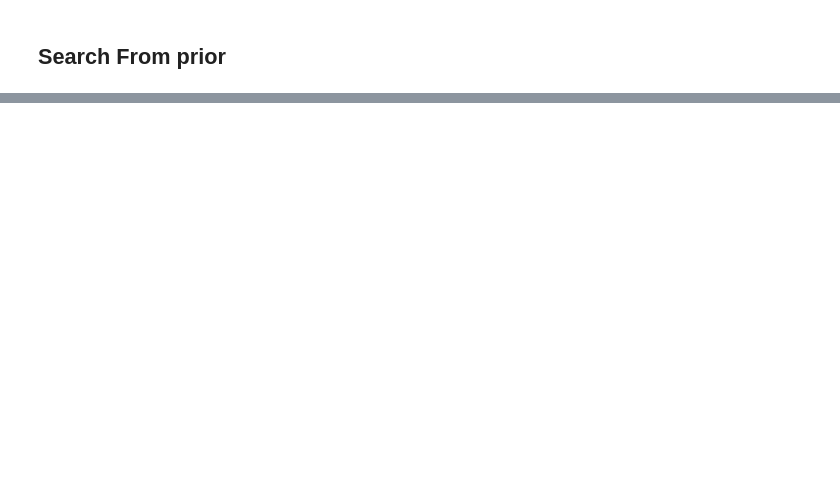
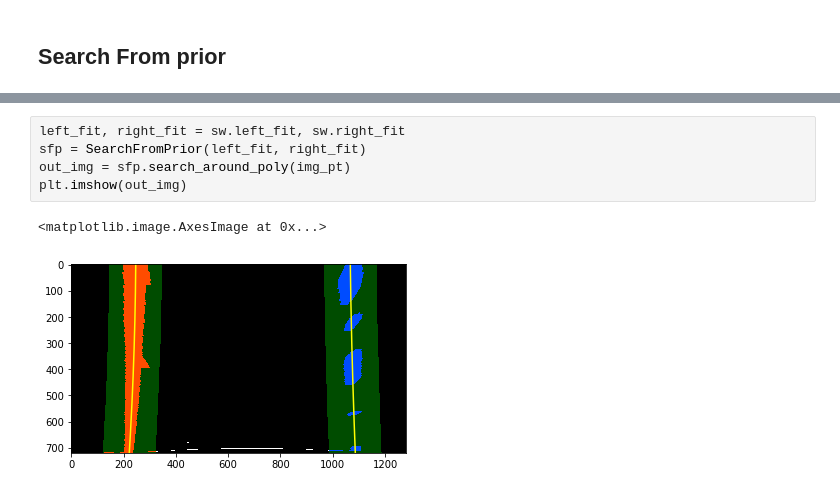
Before and after one commit to alibakh62/CarND-Advanced-Lane-Lines, a Jupyter notebook: P2_testCodes-NEW.ipynb, the cells around one changed output, grey strips where cells are left out. Cells and saved outputs as stored; diff of their text form; blank space fills up the shorter version.

```diff
--- a/P2_testCodes-NEW.ipynb
+++ b/P2_testCodes-NEW.ipynb
@@ -472,0 +666,8 @@ Refer to [this file](https://github.com/alibakh62/Udacity_SDC_ND/blob/master/not
+# %%
+left_fit, right_fit = sw.left_fit, sw.right_fit
+sfp = SearchFromPrior(left_fit, right_fit)
+out_img = sfp.search_around_poly(img_pt)
+plt.imshow(out_img)
+# %% [output]
+<matplotlib.image.AxesImage at 0x...>
+[figure, added]
```
Also changed, not shown: parts of 9 cells of this notebook.
